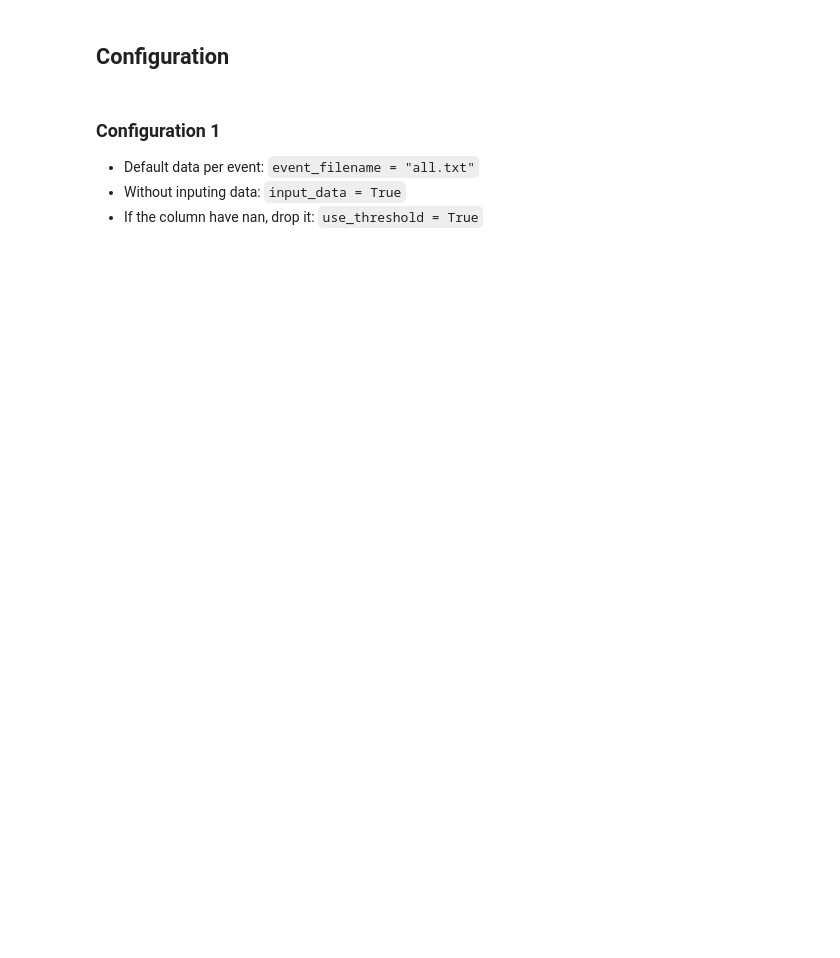
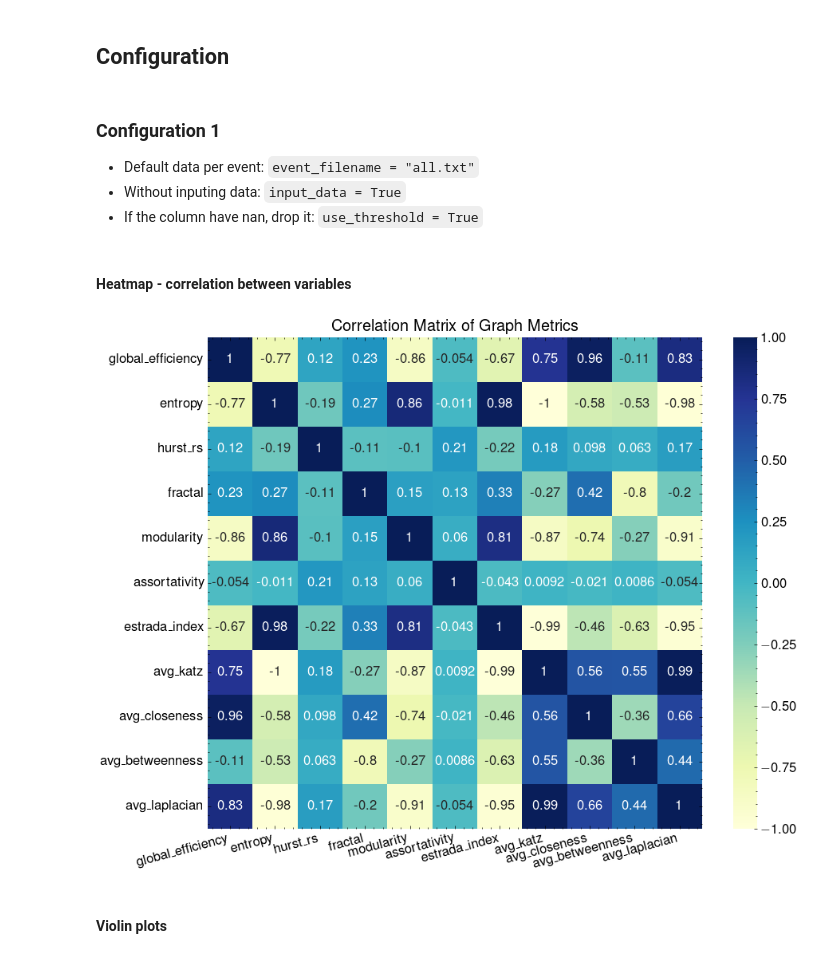
Before and after one commit to dosquisd/NMDB-FD-PredictorWithGraphs, a Jupyter notebook: notebooks/005_plots_per_conf.ipynb, the cells around one changed output. Saved outputs shown, nothing was run; the diff lists cells and outputs as text; code cells hidden in the pictures; blank space fills up the shorter version.

Commit message:
feat: calculate heatmap for correlation matrix

```diff
--- a/notebooks/005_plots_per_conf.ipynb
+++ b/notebooks/005_plots_per_conf.ipynb
@@ -75,6 +75,20 @@ df0 = dataset_df_conf1[
 ].sort_values(by="intensity")[[*METRIC_COLUMNS, "intensity"]]
 
 plot_df = df0.melt(id_vars="intensity", var_name="metric", value_name="value")
+# %% [markdown]
+#### Heatmap - correlation between variables
+# %%
+metrics_corr = df0.drop(columns="intensity").corr()
+
+plt.figure(figsize=(10, 8))
+sns.heatmap(metrics_corr, annot=True, cmap="YlGnBu", vmin=-1, vmax=1)
+plt.title("Correlation Matrix of Graph Metrics")
+plt.xticks(rotation=15, ha="right")
+plt.show()
+# %% [output]
+[figure, added]
+# %% [markdown]
+#### Violin plots
 # %%
 fig, axes = plt.subplots(3, 4, figsize=(16, 8))
 
```
Also changed, not shown: parts of 2 cells of this notebook.
